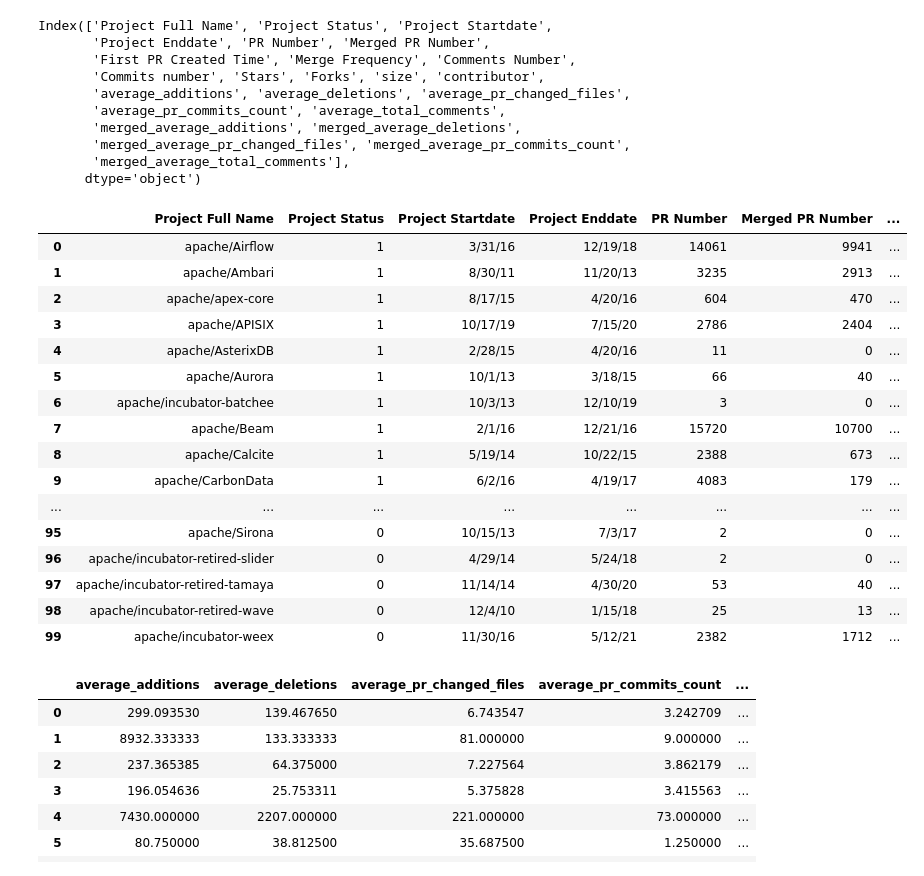
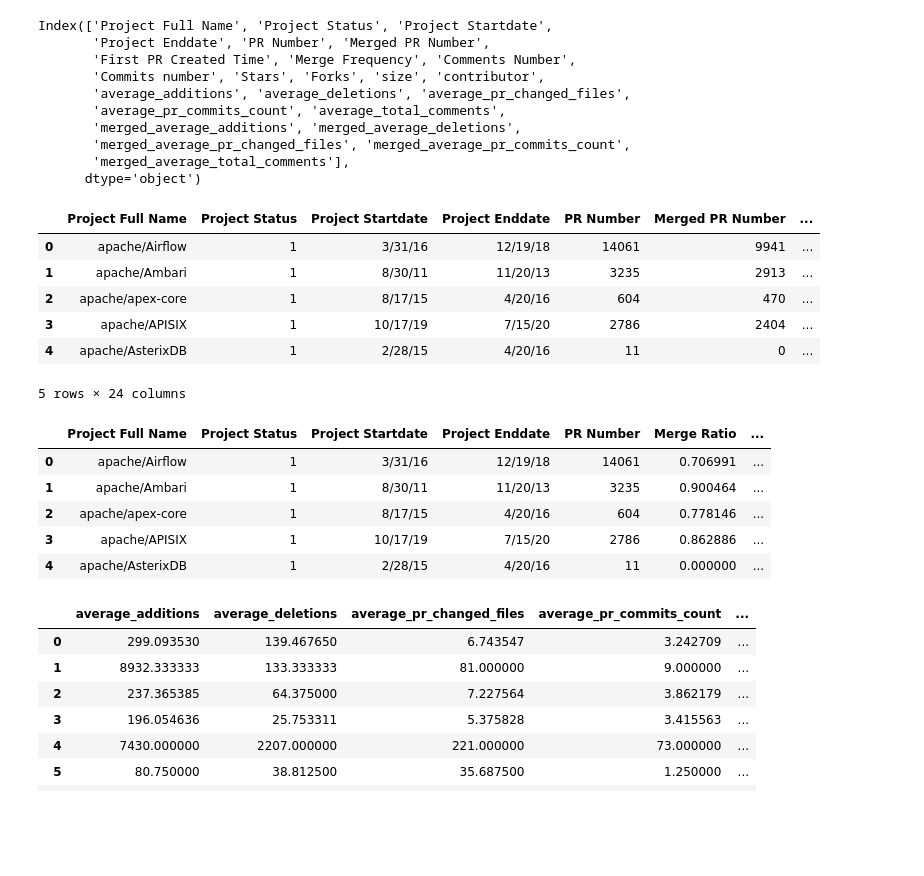
Before and after one commit to njswdwy/ECS260-Project, a Jupyter notebook: exploratory data analysis.ipynb, the cells around one changed output. Saved outputs shown, nothing was run; the diff lists cells and outputs as text; code cells hidden in the pictures; blank space fills up the shorter version.

```diff
--- a/exploratory data analysis.ipynb
+++ b/exploratory data analysis.ipynb
@@ -40,23 +37,27 @@ data_model1['Merged Ratio'] = data_model1['Merged PR Number']/data_model1['PR Nu
+# %%
+data.head()
+# %% [output]
+|  | Project Full Name | Project Status | Project Startdate | Project Enddate | PR Number | Merged PR Number | ... |
+| 0 | apache/Airflow | 1 | 3/31/16 | 12/19/18 | 14061 | 9941 | ... |
+| 1 | apache/Ambari | 1 | 8/30/11 | 11/20/13 | 3235 | 2913 | ... |
+| 2 | apache/apex-core | 1 | 8/17/15 | 4/20/16 | 604 | 470 | ... |
+| 3 | apache/APISIX | 1 | 10/17/19 | 7/15/20 | 2786 | 2404 | ... |
+| 4 | apache/AsterixDB | 1 | 2/28/15 | 4/20/16 | 11 | 0 | ... |
+5 rows × 24 columns
+# %%
+data_model1 = data.iloc[:,:14]
+data_model1['First PR Created Time'] = data_model1['Merged PR Number']/data_model1['PR Number']
+data_model1 = data_model1.rename({'First PR Created Time':'Merge Ratio'}, axis='columns')
+data_model1 = data_model1.drop(columns='Merged PR Number')
 # %%
-data_model1
+data_model1.head()
 # %% [output]
-|  | Project Full Name | Project Status | Project Startdate | Project Enddate | PR Number | Merged PR Number | ... |
-| 0 | apache/Airflow | 1 | 3/31/16 | 12/19/18 | 14061 | 9941 | ... |
-| 1 | apache/Ambari | 1 | 8/30/11 | 11/20/13 | 3235 | 2913 | ... |
-| 2 | apache/apex-core | 1 | 8/17/15 | 4/20/16 | 604 | 470 | ... |
-| 3 | apache/APISIX | 1 | 10/17/19 | 7/15/20 | 2786 | 2404 | ... |
-| 4 | apache/AsterixDB | 1 | 2/28/15 | 4/20/16 | 11 | 0 | ... |
-| 5 | apache/Aurora | 1 | 10/1/13 | 3/18/15 | 66 | 40 | ... |
-| 6 | apache/incubator-batchee | 1 | 10/3/13 | 12/10/19 | 3 | 0 | ... |
-| 7 | apache/Beam | 1 | 2/1/16 | 12/21/16 | 15720 | 10700 | ... |
-| 8 | apache/Calcite | 1 | 5/19/14 | 10/22/15 | 2388 | 673 | ... |
-| 9 | apache/CarbonData | 1 | 6/2/16 | 4/19/17 | 4083 | 179 | ... |
-| ... | ... | ... | ... | ... | ... | ... | ... |
-| 95 | apache/Sirona | 0 | 10/15/13 | 7/3/17 | 2 | 0 | ... |
-| 96 | apache/incubator-retired-slider | 0 | 4/29/14 | 5/24/18 | 2 | 0 | ... |
-| 97 | apache/incubator-retired-tamaya | 0 | 11/14/14 | 4/30/20 | 53 | 40 | ... |
-| 98 | apache/incubator-retired-wave | 0 | 12/4/10 | 1/15/18 | 25 | 13 | ... |
-| 99 | apache/incubator-weex | 0 | 11/30/16 | 5/12/21 | 2382 | 1712 | ... |
+|  | Project Full Name | Project Status | Project Startdate | Project Enddate | PR Number | Merge Ratio | ... |
+| 0 | apache/Airflow | 1 | 3/31/16 | 12/19/18 | 14061 | 0.706991 | ... |
+| 1 | apache/Ambari | 1 | 8/30/11 | 11/20/13 | 3235 | 0.900464 | ... |
+| 2 | apache/apex-core | 1 | 8/17/15 | 4/20/16 | 604 | 0.778146 | ... |
+| 3 | apache/APISIX | 1 | 10/17/19 | 7/15/20 | 2786 | 0.862886 | ... |
+| 4 | apache/AsterixDB | 1 | 2/28/15 | 4/20/16 | 11 | 0.000000 | ... |
 # %%
 data_model2 = data.iloc[:, 14:]
 # %%
```
Also changed, not shown: parts of 23 cells of this notebook.
